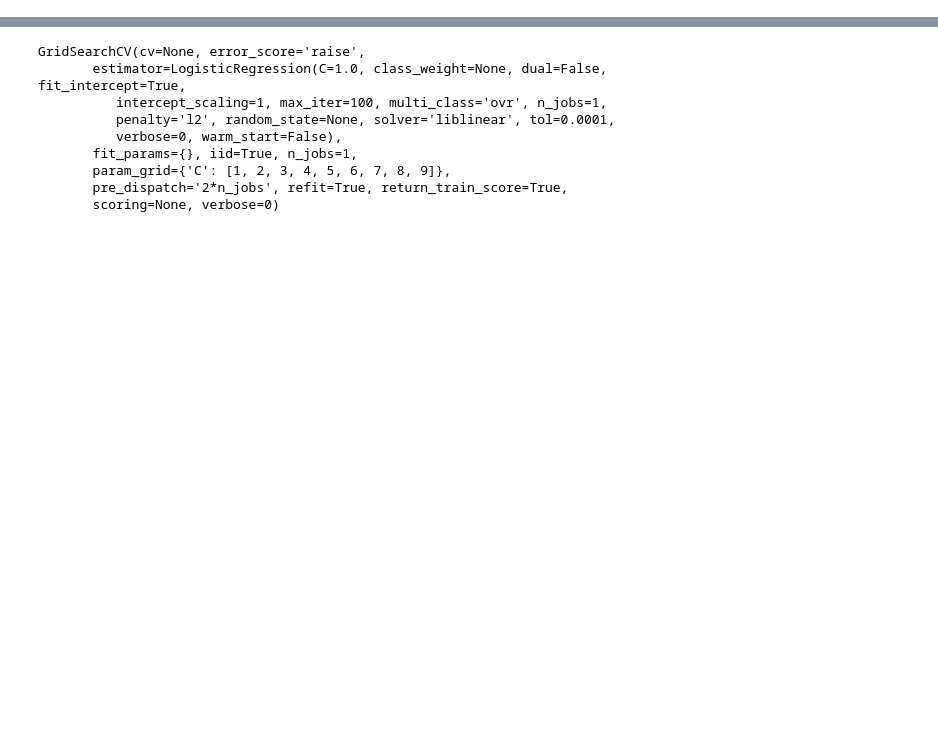
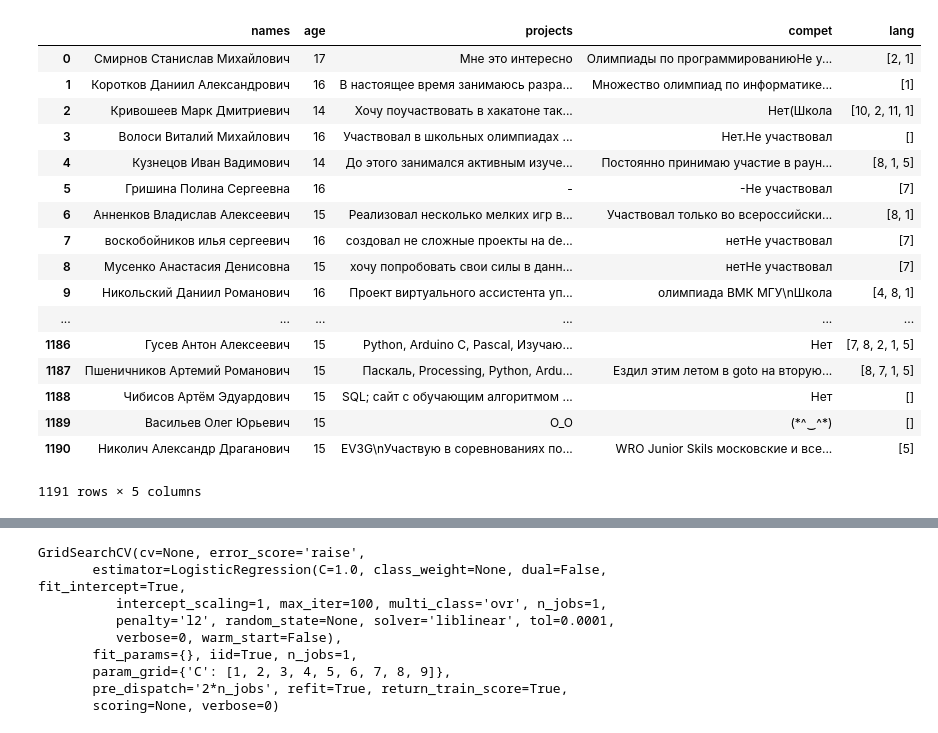
Before and after one commit to AntonRoy/form2prob, a Jupyter notebook: form2prob_model.ipynb, the cells around one changed output, grey strips where cells are left out. Cells and saved outputs as stored; diff of their text form; code cells hidden in the pictures; blank space fills up the shorter version.

```diff
--- a/form2prob_model.ipynb
+++ b/form2prob_model.ipynb
@@ -18,6 +20,27 @@ xy = pd.read_csv('X.csv')
 Y = list(xy['Y'])
 # %%
 X = xy.drop('Y', axis=1)
+# %%
+X
+# %% [output]
+|  | names | age | projects | compet | lang |
+| 0 | Смирнов Станислав Михайлович | 17 | Мне это интересно | Олимпиады по программированиюНе у... | [2, 1] |
+| 1 | Коротков Даниил Александрович | 16 | В настоящее время занимаюсь разра... | Множество олимпиад по информатике... | [1] |
+| 2 | Кривошеев Марк Дмитриевич | 14 | Хочу поучаствовать в хакатоне так... | Нет(Школа | [10, 2, 11, 1] |
+| 3 | Волоси Виталий Михайлович | 16 | Участвовал в школьных олимпиадах ... | Нет.Не участвовал | [] |
+| 4 | Кузнецов Иван Вадимович | 14 | До этого занимался активным изуче... | Постоянно принимаю участие в раун... | [8, 1, 5] |
+| 5 | Гришина Полина Сергеевна | 16 | - | -Не участвовал | [7] |
+| 6 | Анненков Владислав Алексеевич | 15 | Реализовал несколько мелких игр в... | Участвовал только во всероссийски... | [8, 1] |
+| 7 | воскобойников илья сергеевич | 16 | создовал не сложные проекты на de... | нетНе участвовал | [7] |
+| 8 | Мусенко Анастасия Денисовна | 15 | хочу попробовать свои силы в данн... | нетНе участвовал | [7] |
+| 9 | Никольский Даниил Романович | 16 | Проект виртуального ассистента уп... | олимпиада ВМК МГУ\nШкола | [4, 8, 1] |
+| ... | ... | ... | ... | ... | ... |
+| 1186 | Гусев Антон Алексеевич | 15 | Python, Arduino C, Pascal, Изучаю... | Нет | [7, 8, 2, 1, 5] |
+| 1187 | Пшеничников Артемий Романович | 15 | Паскаль, Processing, Python, Ardu... | Ездил этим летом в goto на вторую... | [8, 7, 1, 5] |
+| 1188 | Чибисов Артём Эдуардович | 15 | SQL; сайт с обучающим алгоритмом ... | Нет | [] |
+| 1189 | Васильев Олег Юрьевич | 15 | O_O | (*^‿^*) | [] |
+| 1190 | Николич Александр Драганович | 15 | EV3G\nУчаствую в соревнованиях по... | WRO Junior Skils московские и все... | [5] |
+1191 rows × 5 columns
 # %%
 def one_hot(arr):
     for i in range(len(arr)):
```
Also changed, not shown: parts of 14 cells of this notebook, 1 other file.
